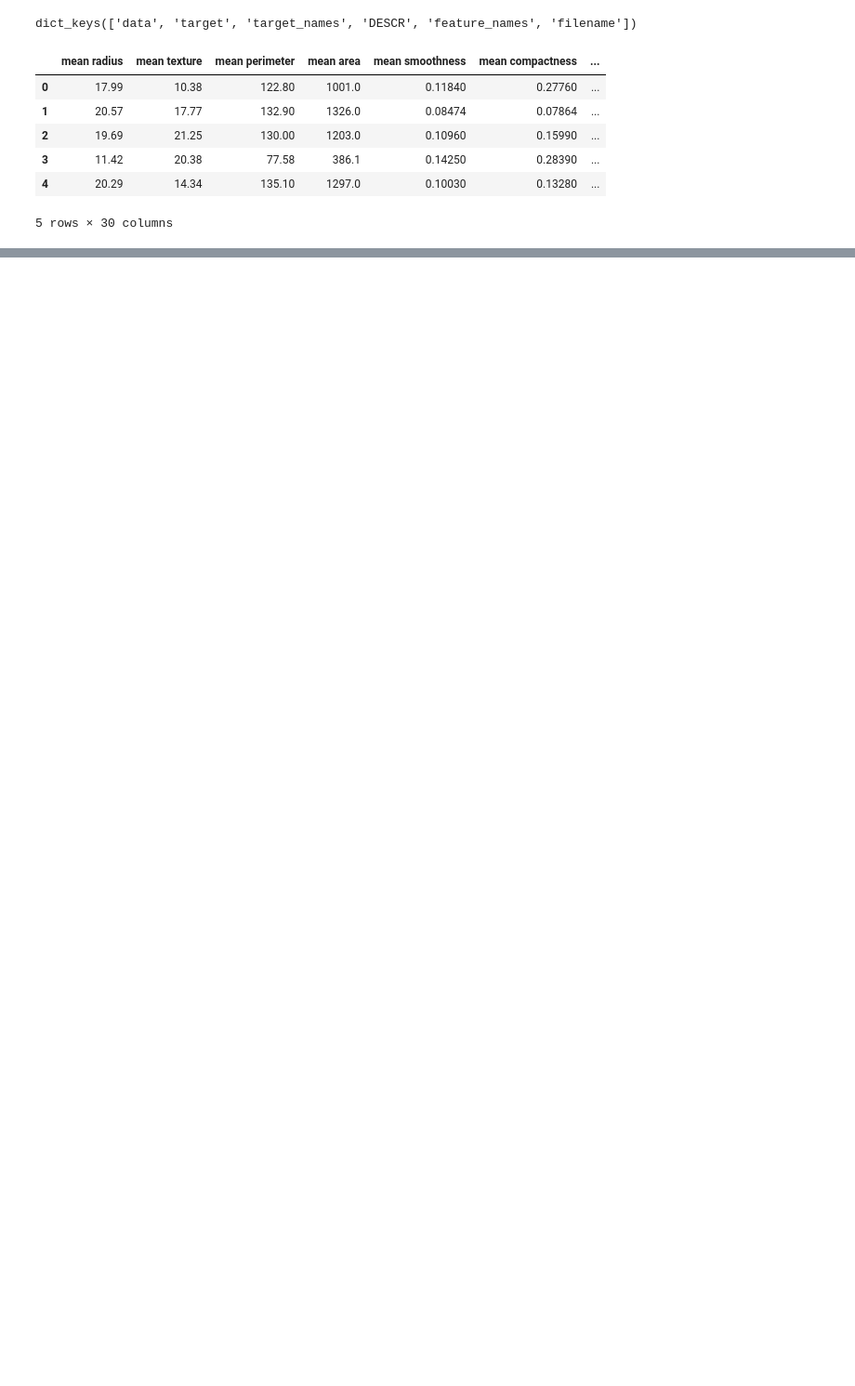
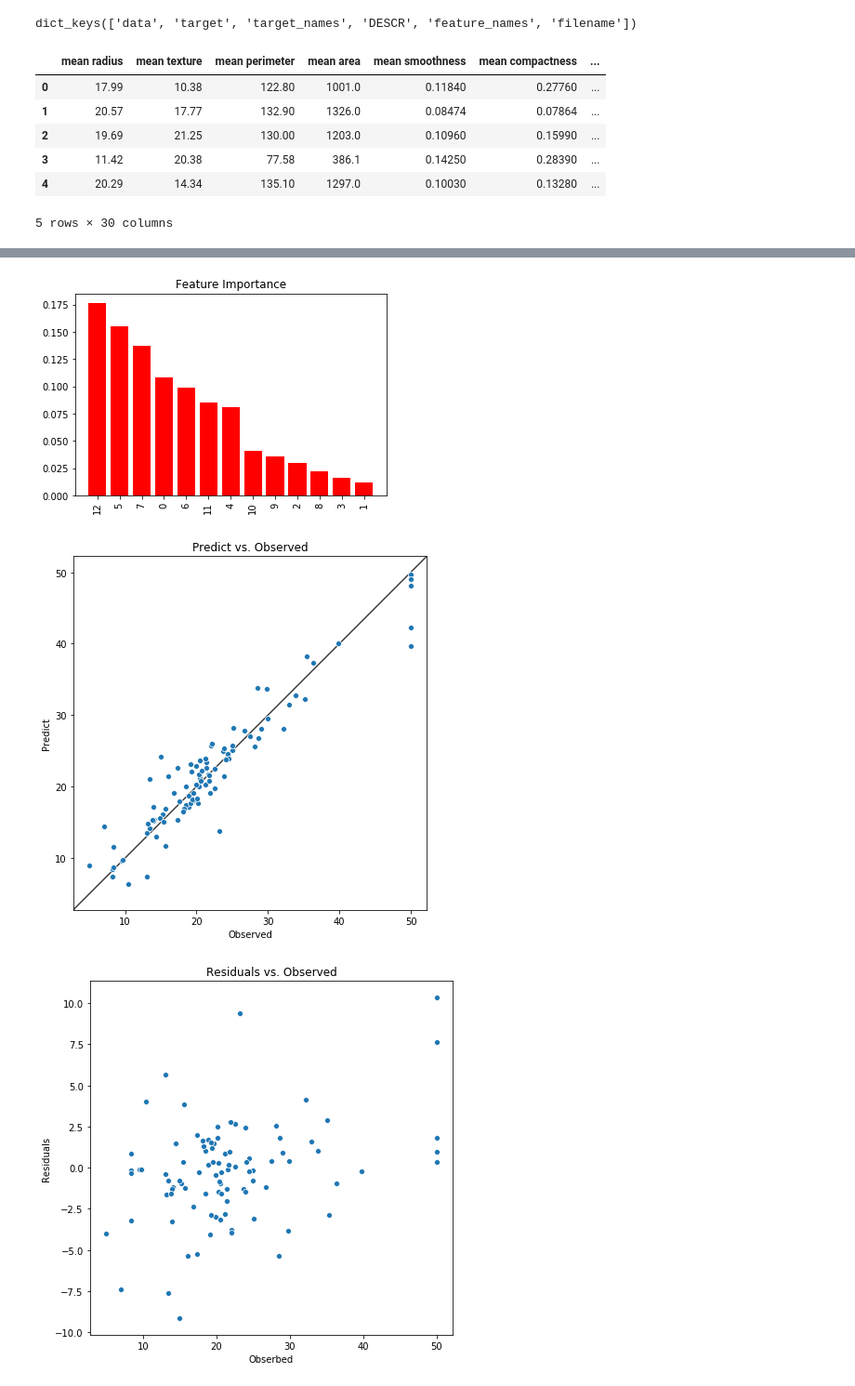
Before and after one commit to thomas-chauvet/python-tools, a Jupyter notebook: examples/xgboost_tuning_with_hyperopt.ipynb, the cells around one changed output, grey strips where cells are left out. Shown: that part at 93% size. Saved outputs shown, nothing was run; the diff lists cells and outputs as text; code cells hidden in the pictures; blank space fills up the shorter version.

```diff
--- a/examples/xgboost_tuning_with_hyperopt.ipynb
+++ b/examples/xgboost_tuning_with_hyperopt.ipynb
@@ -80,0 +87,5 @@ plt.show()
+# %%
+data = load_boston()
+y = pd.Series(data["target"])
+X = pd.DataFrame(data["data"], columns=data["feature_names"])
+X.head()
@@ -80,0 +103,3 @@ plt.show()
+# %%
+X_train, X_val, y_train, y_val = train_test_split(X,y)
+X_train, X_test, y_train, y_test = train_test_split(X_train,y_train)
@@ -80,0 +108,2 @@ plt.show()
+# %%
+xgb_regressor = XGBRegressorTuning(X_train, y_train, X_val, y_val)
@@ -80,0 +112,6 @@ plt.show()
+# %%
+xgb_regressor.report(X_test, y_test)
+# %% [output]
+[figure, added]
+[figure, added]
+[figure, added]
```
Also changed, not shown: parts of 23 cells of this notebook, 1 other file.
